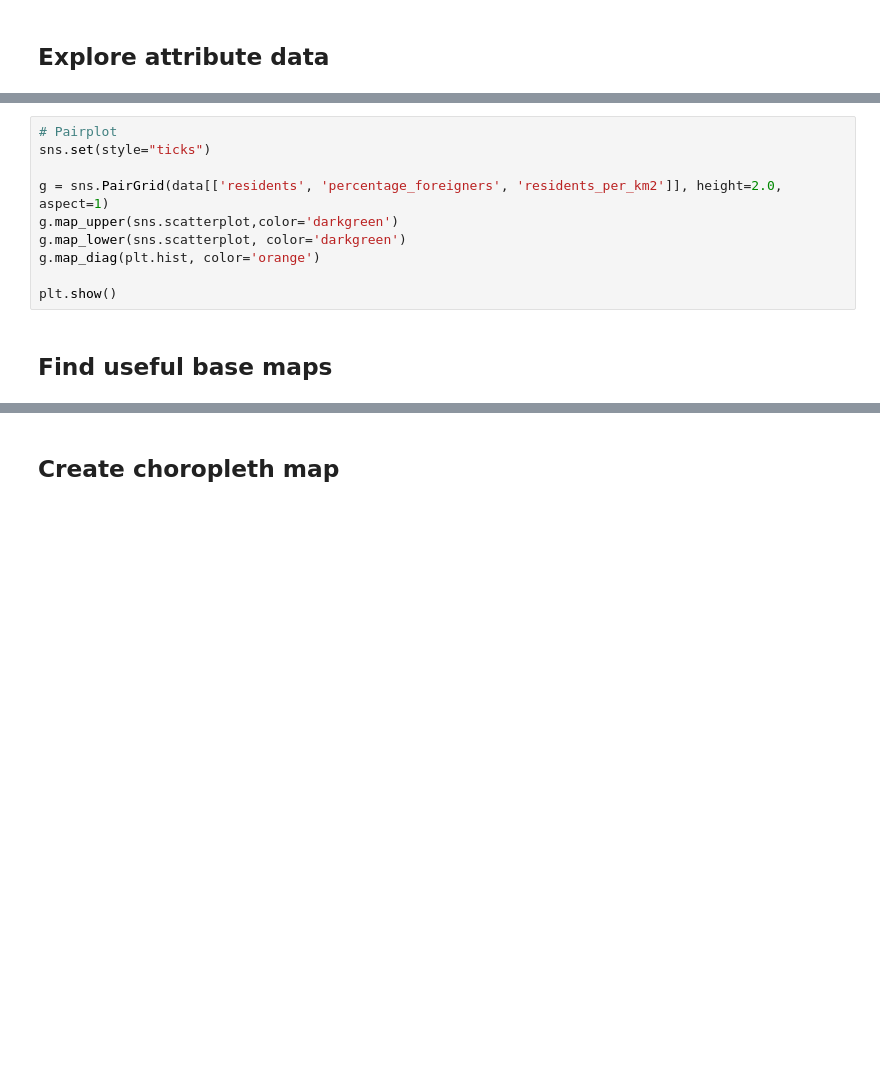
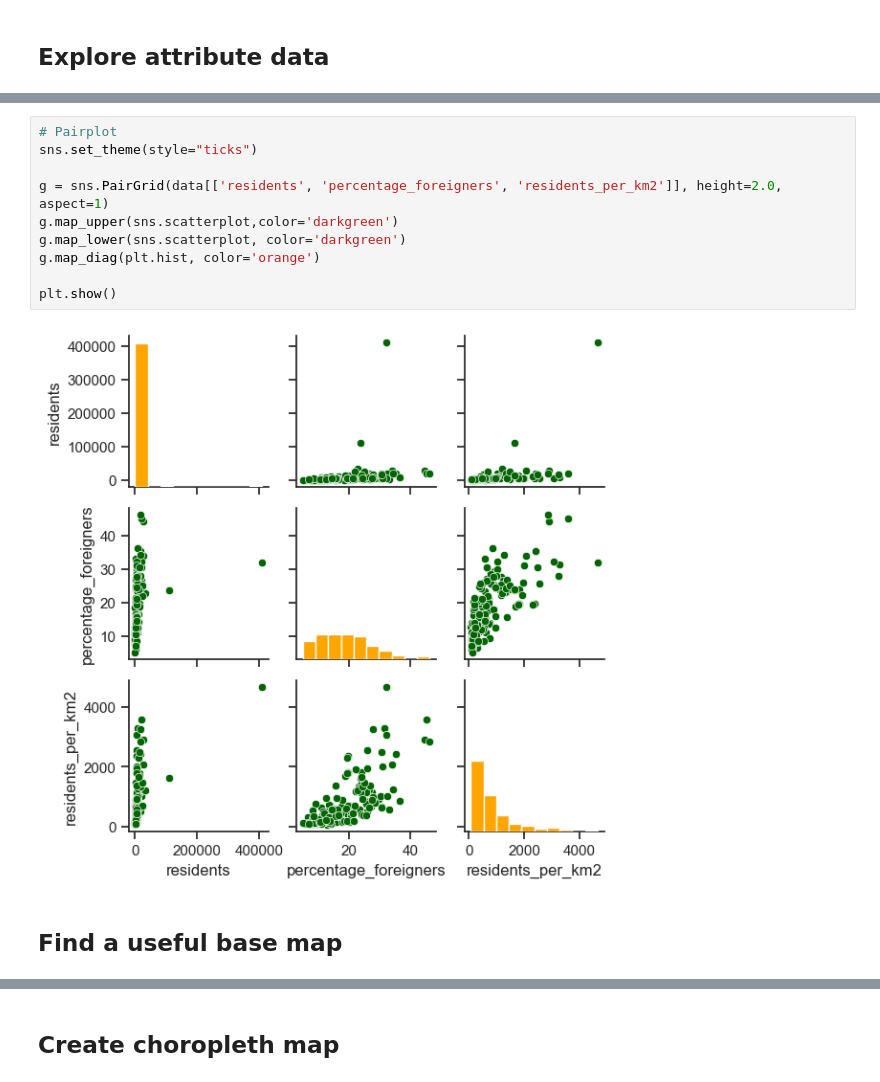
Before and after one commit to mario-gellrich-zhaw/spatial_data_analysis, a Jupyter notebook: 01_Python_Basic_GIS_Functionalities/basic_GIS_functionalities_Python.ipynb, the cells around one changed output, grey strips where cells are left out. Drawn from its saved outputs; the diff is of its cells as text; blank space fills up the shorter version.

```diff
--- a/01_Python_Basic_GIS_Functionalities/basic_GIS_functionalities_Python.ipynb
+++ b/01_Python_Basic_GIS_Functionalities/basic_GIS_functionalities_Python.ipynb
@@ -81,15 +127,17 @@ data.describe()
 # %%
 # Pairplot
-sns.set(style="ticks")
+sns.set_theme(style="ticks")
 
 g = sns.PairGrid(data[['residents', 'percentage_foreigners', 'residents_per_km2']], height=2.0, aspect=1)
 g.map_upper(sns.scatterplot,color='darkgreen')
 g.map_lower(sns.scatterplot, color='darkgreen')
 g.map_diag(plt.hist, color='orange')
 
 plt.show()
+# %% [output]
+[figure, added]
 # %% [markdown]
-## Find useful base maps
+## Find a useful base map
 # %%
 # Create a map using Stamen Terrain as the basemap
 m = folium.Map(location=[47.364, 8.535],
```
Also changed, not shown: parts of 14 cells of this notebook.
